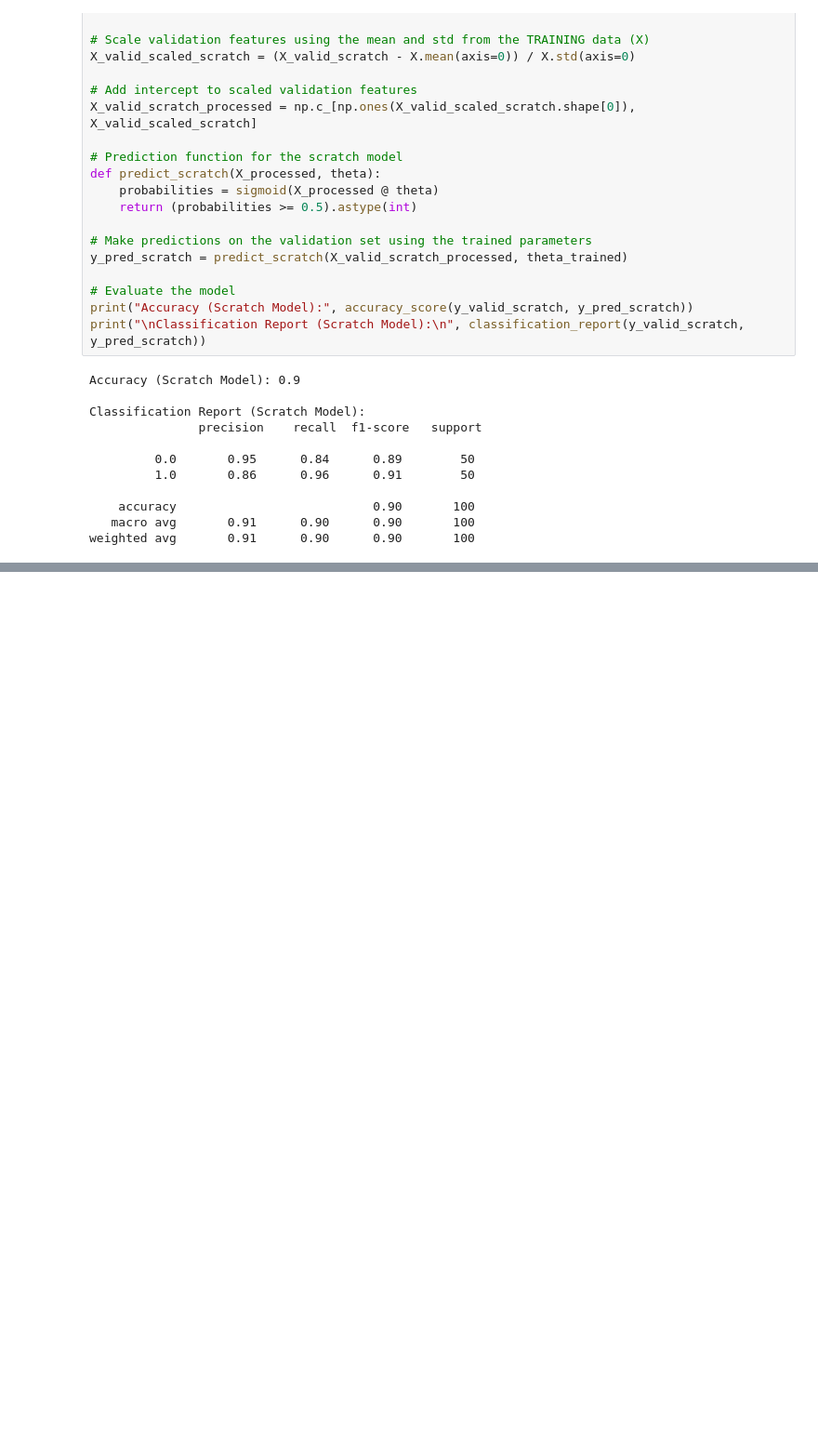
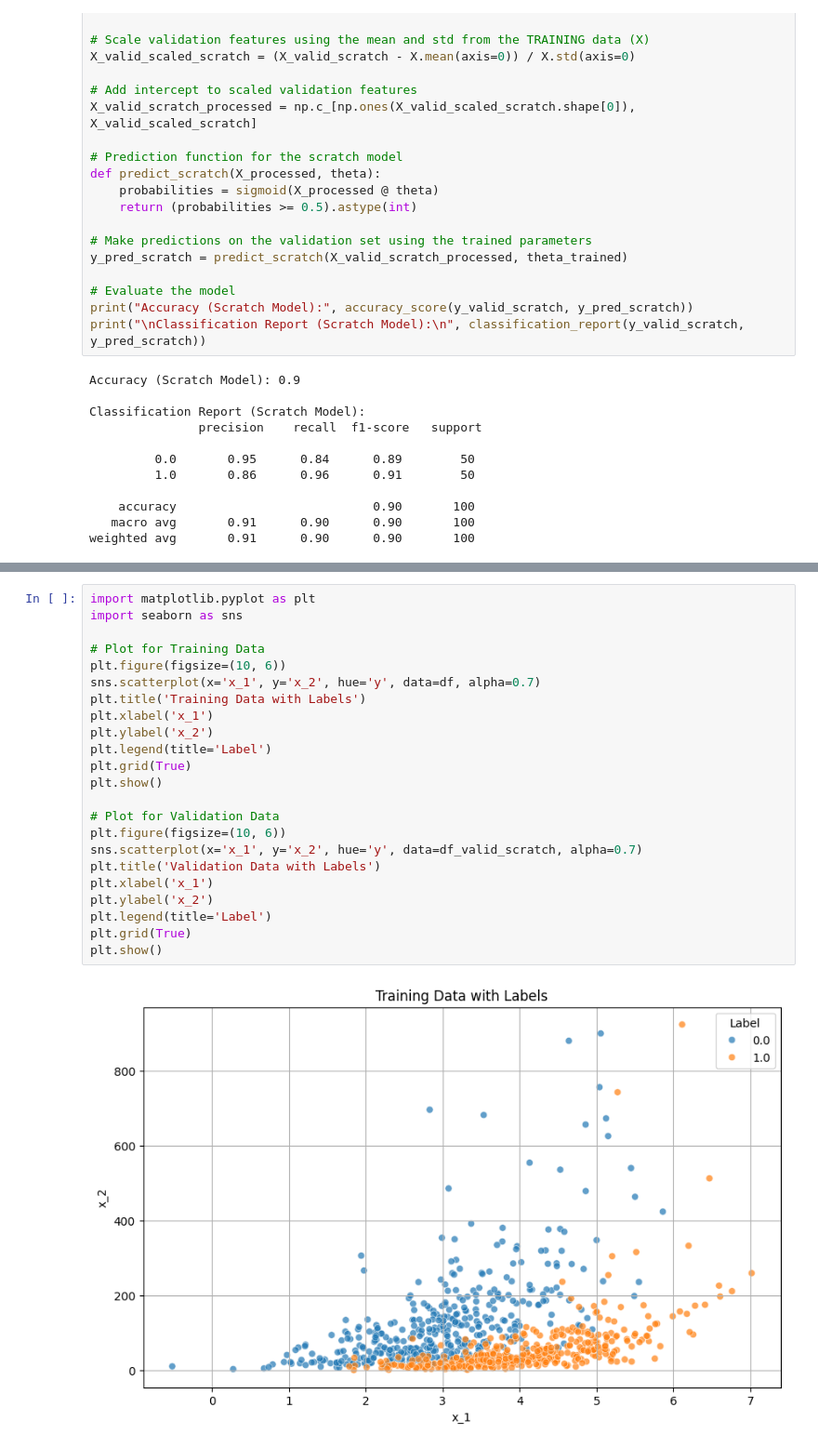
Before and after one commit to datadoraemon98/ML_ASSIGNMENT, a Jupyter notebook: ps1_1_b.ipynb, the cells around one changed output, grey strips where cells are left out. Shown at 93% size. Cells and saved outputs as stored; diff of their text form; blank space fills up the shorter version.

```diff
--- a/ps1_1_b.ipynb
+++ b/ps1_1_b.ipynb
@@ -170,0 +184,25 @@ weighted avg       0.91      0.90      0.90       100
+# %%
+import matplotlib.pyplot as plt
+import seaborn as sns
+
+# Plot for Training Data
+plt.figure(figsize=(10, 6))
+sns.scatterplot(x='x_1', y='x_2', hue='y', data=df, alpha=0.7)
+plt.title('Training Data with Labels')
+plt.xlabel('x_1')
+plt.ylabel('x_2')
+plt.legend(title='Label')
+plt.grid(True)
+plt.show()
+
+# Plot for Validation Data
+plt.figure(figsize=(10, 6))
+sns.scatterplot(x='x_1', y='x_2', hue='y', data=df_valid_scratch, alpha=0.7)
+plt.title('Validation Data with Labels')
+plt.xlabel('x_1')
+plt.ylabel('x_2')
+plt.legend(title='Label')
+plt.grid(True)
+plt.show()
+# %% [output]
+[figure, added]
```
Also changed, not shown: parts of 2 cells of this notebook.
